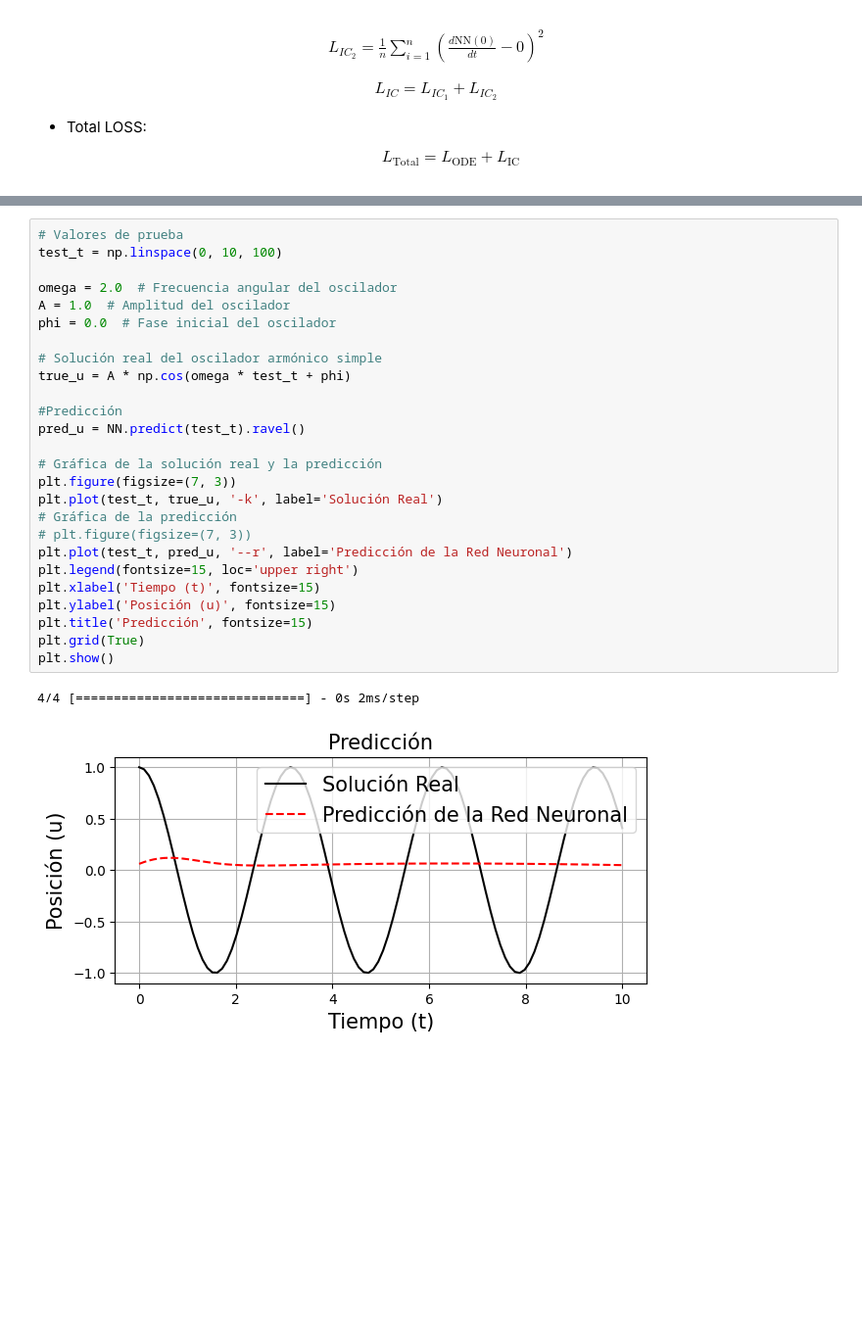
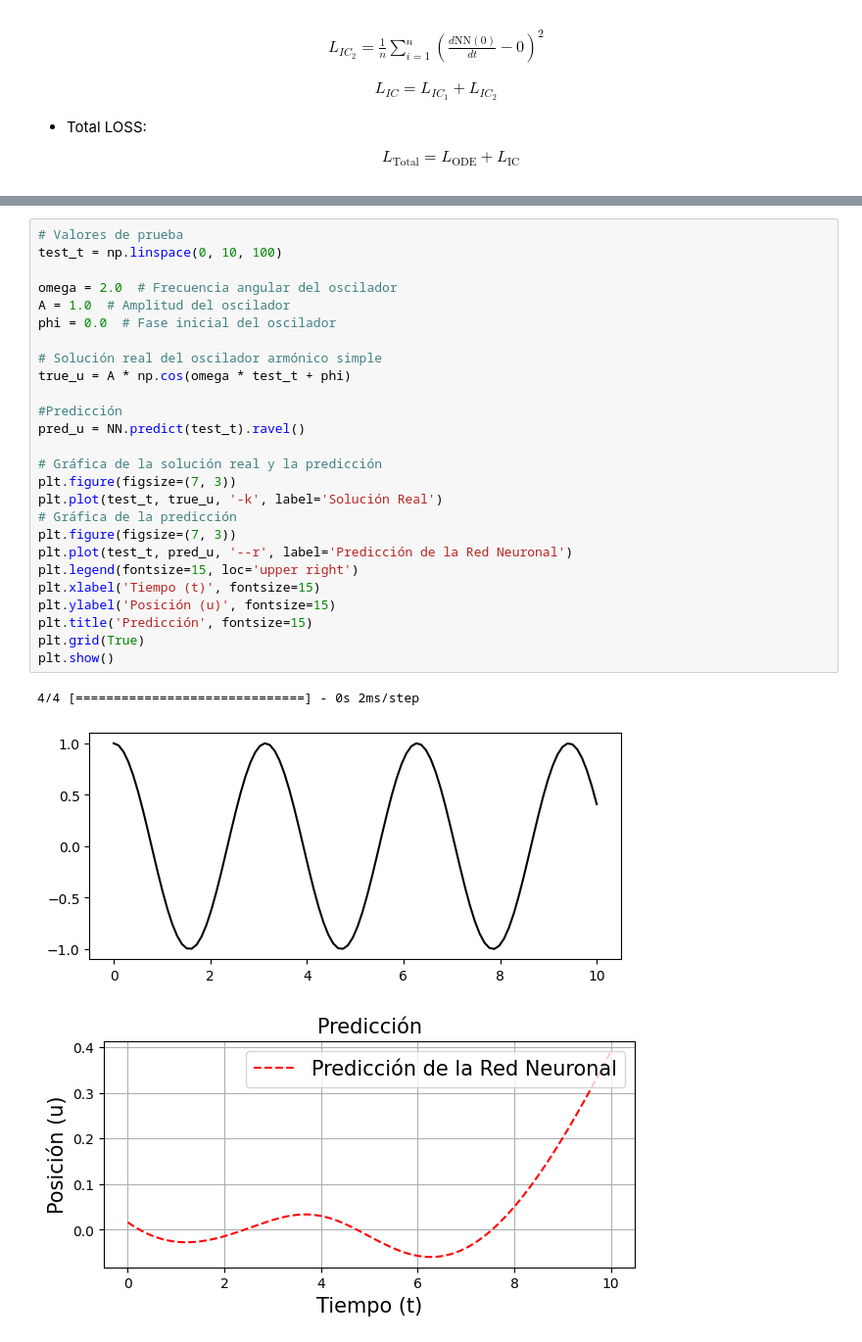
Before and after one commit to estebanegm/PINN_example, a Jupyter notebook: PINN_example_V2.ipynb, the cells around one changed output, grey strips where cells are left out. Shown at 98% size. Cells and saved outputs as stored; diff of their text form; blank space fills up the shorter version.

```diff
--- a/PINN_example_V2.ipynb
+++ b/PINN_example_V2.ipynb
@@ -151,29 +170,30 @@ plt.show()
 # %%
 # Valores de prueba
 test_t = np.linspace(0, 10, 100)
 
 omega = 2.0  # Frecuencia angular del oscilador
 A = 1.0  # Amplitud del oscilador
 phi = 0.0  # Fase inicial del oscilador
 
 # Solución real del oscilador armónico simple
 true_u = A * np.cos(omega * test_t + phi)
 
 #Predicción
 pred_u = NN.predict(test_t).ravel()
 
 # Gráfica de la solución real y la predicción
 plt.figure(figsize=(7, 3))
 plt.plot(test_t, true_u, '-k', label='Solución Real')
 # Gráfica de la predicción
-# plt.figure(figsize=(7, 3))
+plt.figure(figsize=(7, 3))
 plt.plot(test_t, pred_u, '--r', label='Predicción de la Red Neuronal')
 plt.legend(fontsize=15, loc='upper right')
 plt.xlabel('Tiempo (t)', fontsize=15)
 plt.ylabel('Posición (u)', fontsize=15)
 plt.title('Predicción', fontsize=15)
 plt.grid(True)
 plt.show()
 # %% [output]
 4/4 [==============================] - 0s 2ms/step
-[figure, old version]
+[figure, new version]
+[figure, added]
```
Also changed, not shown: parts of 5 cells of this notebook.
